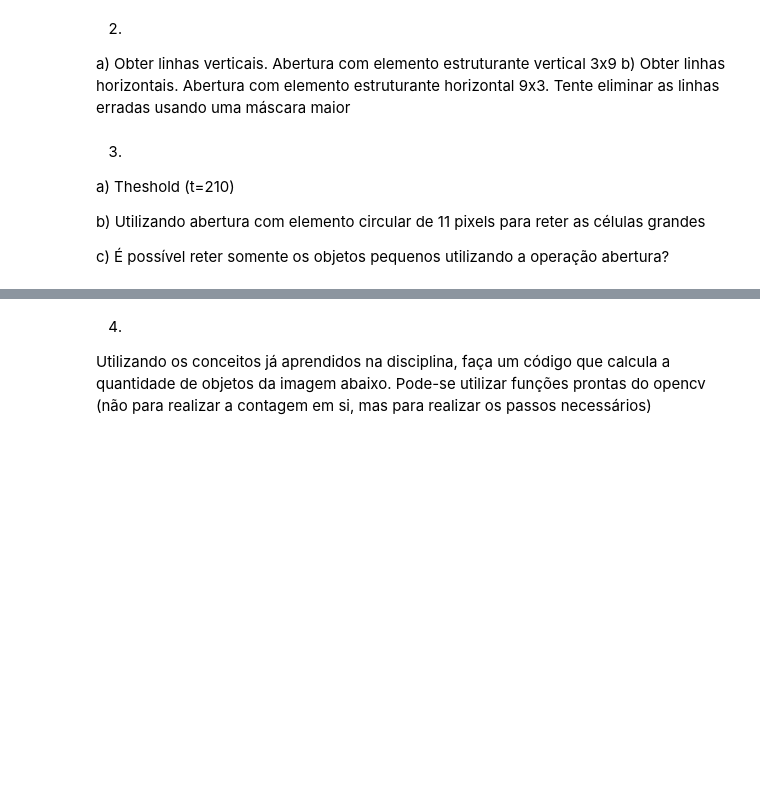
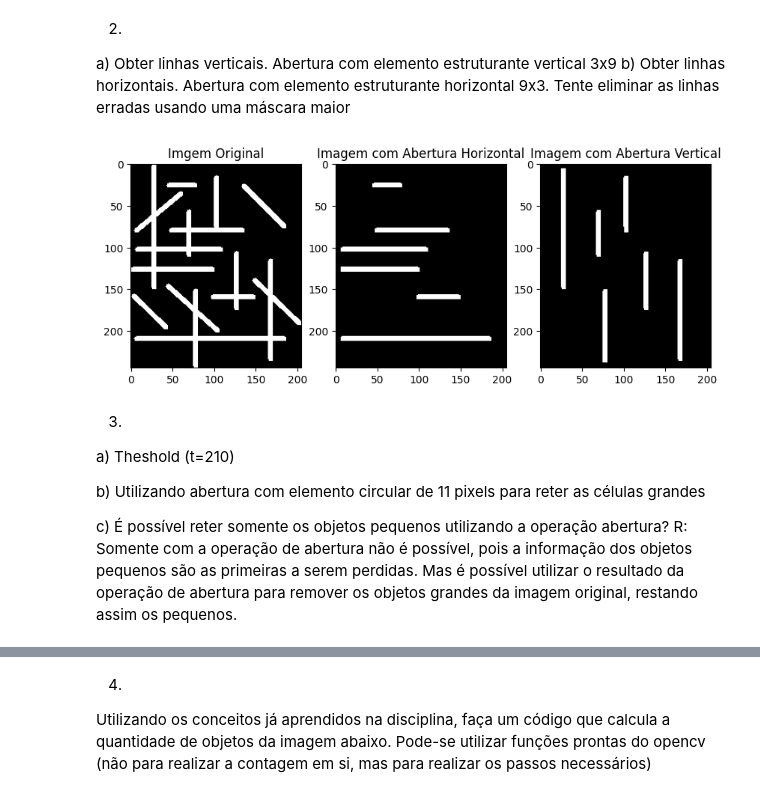
Before and after one commit to HelvesPallin/ppgco-ufu, a Jupyter notebook: ProcessamentoDigitalImagens/Lab07/Lab07.ipynb, the cells around one changed output, grey strips where cells are left out. Saved outputs shown, nothing was run; the diff lists cells and outputs as text; code cells hidden in the pictures; blank space fills up the shorter version.

```diff
--- a/ProcessamentoDigitalImagens/Lab07/Lab07.ipynb
+++ b/ProcessamentoDigitalImagens/Lab07/Lab07.ipynb
@@ -19,3 +60,25 @@ plt.imshow(img2, cmap='gray', vmin=0, vmax=255)
+# %%
+img2 = cv2.imread("img/art2.png", cv2.IMREAD_GRAYSCALE)
+
+elementoEstruturanteH = np.ones((5,13))
+elementoEstruturanteCheckH = elementoEstruturanteH*255
+elementoEstruturanteV = elementoEstruturanteH.transpose()
+elementoEstruturanteCheckV = elementoEstruturanteCheckH.transpose()
+
+imagem_erodida_H = erosao(img2, elementoEstruturanteH, elementoEstruturanteCheckH)
+imagem_aberta_H = dilatacao(imagem_erodida_H, elementoEstruturanteH)
+imagem_erodida_V = erosao(img2, elementoEstruturanteV, elementoEstruturanteCheckV)
+imagem_aberta_V = dilatacao(imagem_erodida_V, elementoEstruturanteV)
+
+f, (axarr1, axarr2, axarr3)  = plt.subplots(1,3, figsize = (10,10))
+axarr1.imshow(img2, cmap='gray', vmin=0, vmax=255)
+axarr1.title.set_text("Imgem Original")
+axarr2.imshow(imagem_aberta_H, cmap='gray', vmin=0, vmax=255)
+axarr2.title.set_text("Imagem com Abertura Horizontal")
+axarr3.imshow(imagem_aberta_V, cmap='gray', vmin=0, vmax=255)
+axarr3.title.set_text("Imagem com Abertura Vertical")
+# %% [output]
+[figure, added]
 # %% [markdown]
 3.
 a) Theshold (t=210)
@@ -23,3 +86,4 @@ a) Theshold (t=210)
 b) Utilizando abertura com elemento circular de 11 pixels para reter as células grandes
 
 c) É possível reter somente os objetos pequenos utilizando a operação abertura?
+R: Somente com a operação de abertura não é possível, pois a informação dos objetos pequenos são as primeiras a serem perdidas. Mas é possível utilizar o resultado da operação de abertura para remover os objetos grandes da imagem original, restando assim os pequenos.
```
Also changed, not shown: parts of 7 cells of this notebook, 2 other files.
